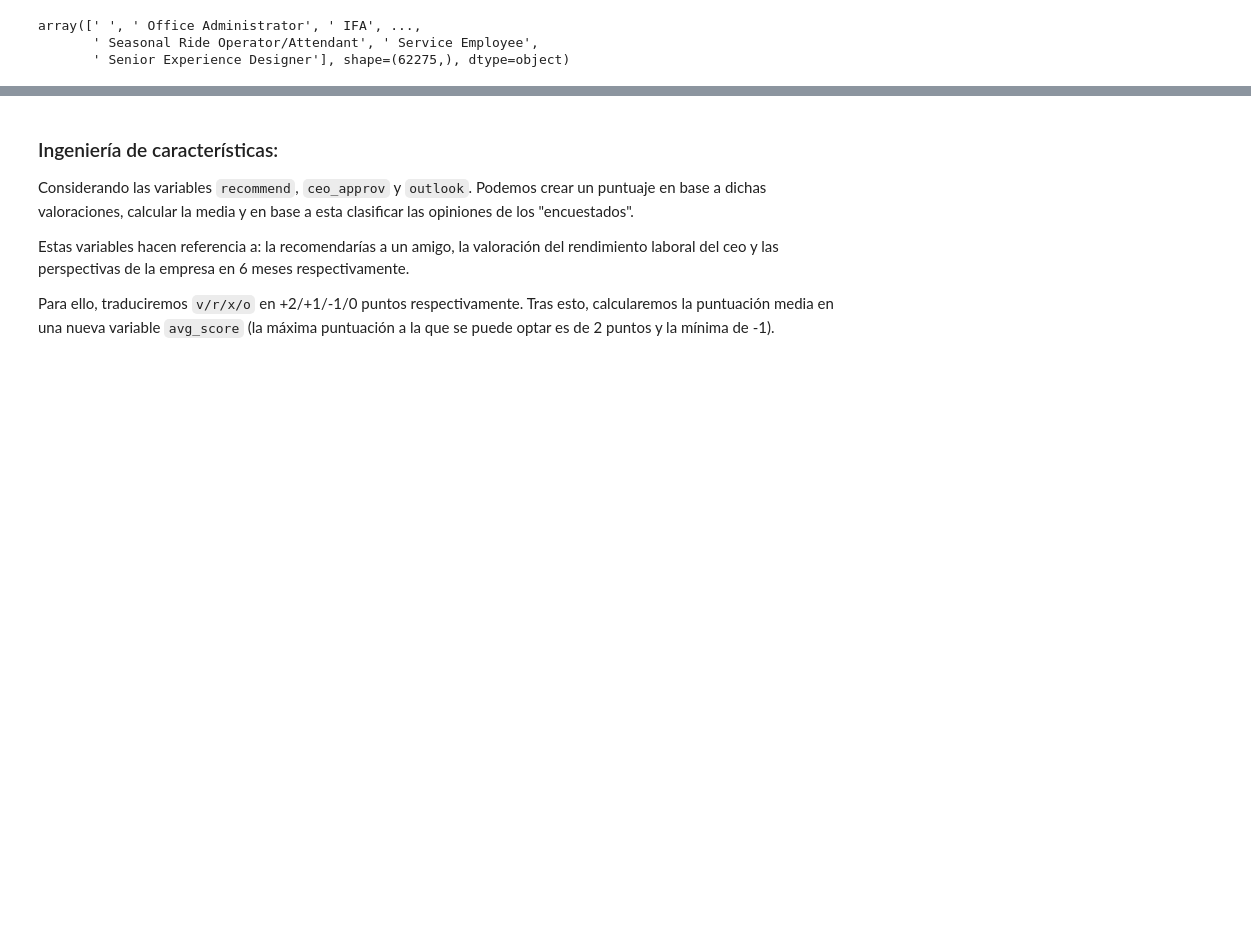
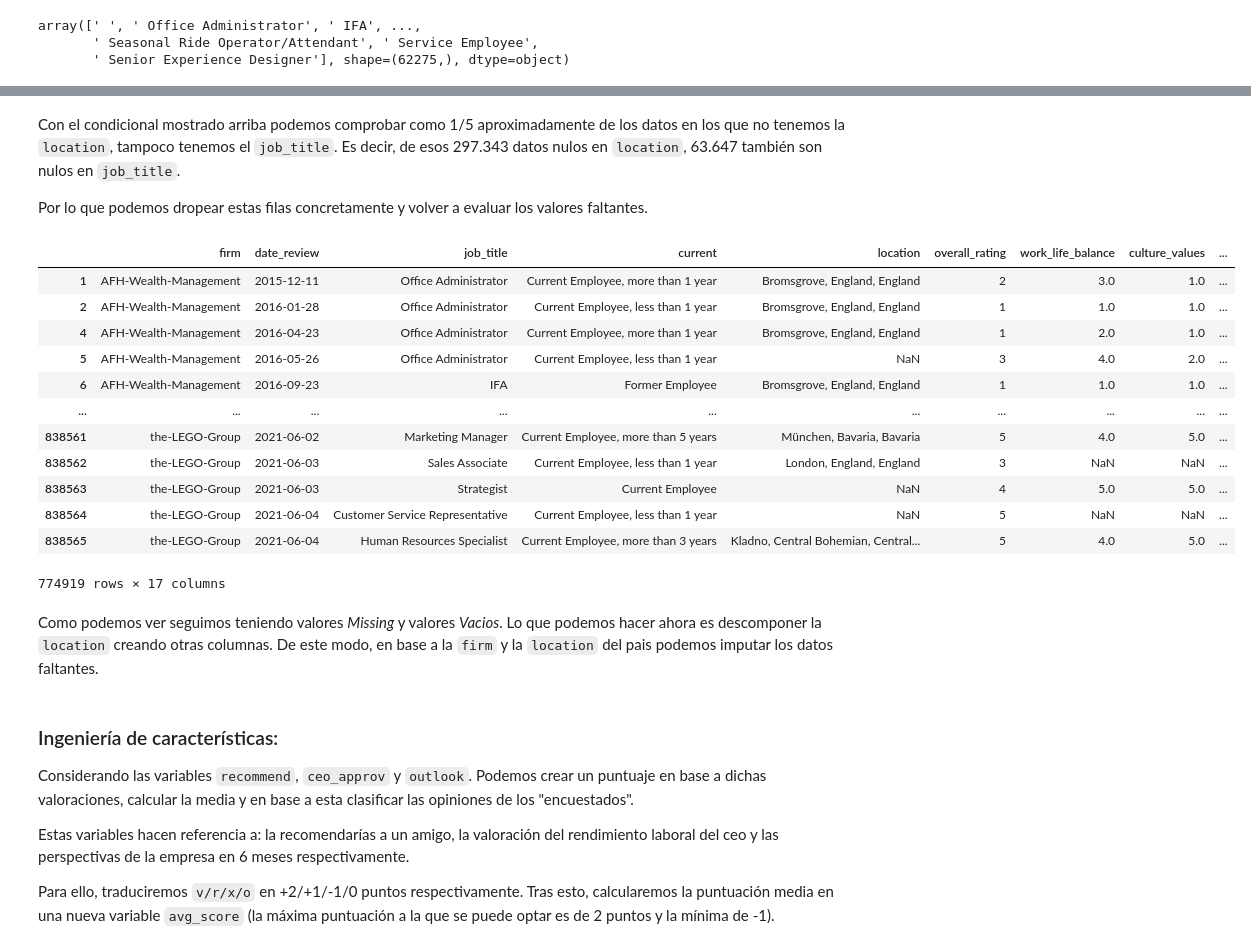
Before and after one commit to DDRM22/Proyectos, a Jupyter notebook: 2025/Análisis sentimientos empresas/Análisis_empresas.ipynb, the cells around one changed output, grey strips where cells are left out. Cells and saved outputs as stored; diff of their text form; code cells hidden in the pictures; blank space fills up the shorter version.

```diff
--- a/2025/Análisis sentimientos empresas/Análisis_empresas.ipynb
+++ b/2025/Análisis sentimientos empresas/Análisis_empresas.ipynb
@@ -143,3 +190,28 @@ df[(df["job_title"]== ' ') & (df["location"] != np.dtype(object))]
+# %% [markdown]
+Con el condicional mostrado arriba podemos comprobar como 1/5 aproximadamente de los datos en los que no tenemos la `location`, tampoco tenemos el `job_title`. Es decir, de esos 297.343 datos nulos en `location`, 63.647 también son nulos en `job_title`.
+
+Por lo que podemos dropear estas filas concretamente y volver a evaluar los valores faltantes.
+# %%
+# Eliminamos las filas que cumplen el condicional y guardamos el DataFrame
+
+df = df.drop(df[(df["job_title"] == ' ') & (df["location"].isna())].index)
+df
+# %% [output]
+|  | firm | date_review | job_title | current | location | overall_rating | work_life_balance | culture_values | ... |
+| 1 | AFH-Wealth-Management | 2015-12-11 | Office Administrator | Current Employee, more than 1 year | Bromsgrove, England, England | 2 | 3.0 | 1.0 | ... |
+| 2 | AFH-Wealth-Management | 2016-01-28 | Office Administrator | Current Employee, less than 1 year | Bromsgrove, England, England | 1 | 1.0 | 1.0 | ... |
+| 4 | AFH-Wealth-Management | 2016-04-23 | Office Administrator | Current Employee, more than 1 year | Bromsgrove, England, England | 1 | 2.0 | 1.0 | ... |
+| 5 | AFH-Wealth-Management | 2016-05-26 | Office Administrator | Current Employee, less than 1 year | NaN | 3 | 4.0 | 2.0 | ... |
+| 6 | AFH-Wealth-Management | 2016-09-23 | IFA | Former Employee | Bromsgrove, England, England | 1 | 1.0 | 1.0 | ... |
+| ... | ... | ... | ... | ... | ... | ... | ... | ... | ... |
+| 838561 | the-LEGO-Group | 2021-06-02 | Marketing Manager | Current Employee, more than 5 years | München, Bavaria, Bavaria | 5 | 4.0 | 5.0 | ... |
+| 838562 | the-LEGO-Group | 2021-06-03 | Sales Associate | Current Employee, less than 1 year | London, England, England | 3 | NaN | NaN | ... |
+| 838563 | the-LEGO-Group | 2021-06-03 | Strategist | Current Employee | NaN | 4 | 5.0 | 5.0 | ... |
+| 838564 | the-LEGO-Group | 2021-06-04 | Customer Service Representative | Current Employee, less than 1 year | NaN | 5 | NaN | NaN | ... |
+| 838565 | the-LEGO-Group | 2021-06-04 | Human Resources Specialist | Current Employee, more than 3 years | Kladno, Central Bohemian, Central... | 5 | 4.0 | 5.0 | ... |
+774919 rows × 17 columns
+# %% [markdown]
+Como podemos ver seguimos teniendo valores *Missing* y valores *Vacios*. Lo que podemos hacer ahora es descomponer la `location` creando otras columnas. De este modo, en base a la `firm` y la `location` del pais podemos imputar los datos faltantes.
 # %% [markdown]
 ### Ingeniería de características:
 
```
Also changed, not shown: parts of 16 cells of this notebook, 1 other file.
